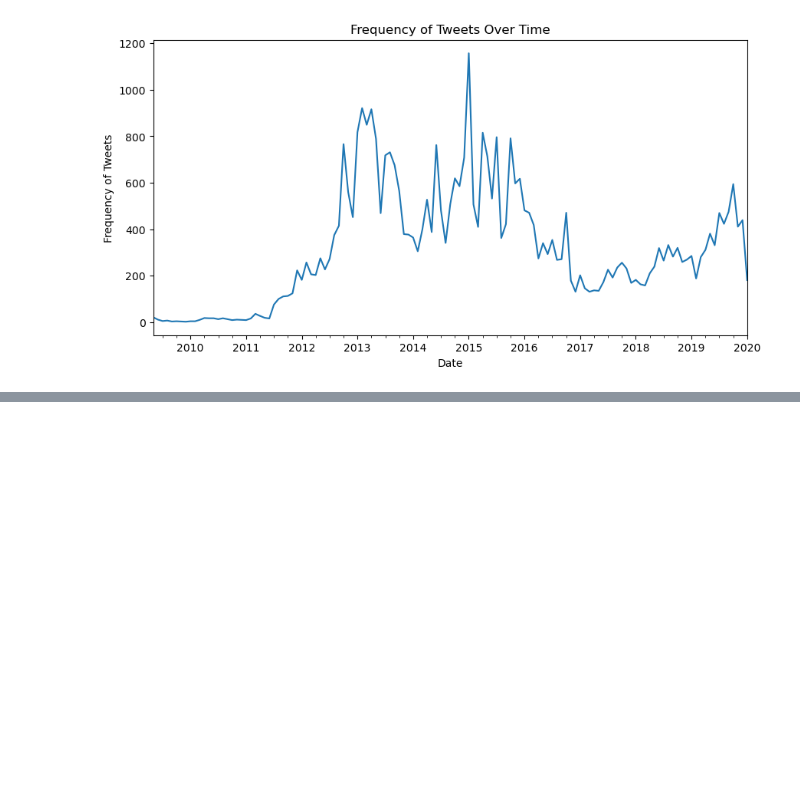
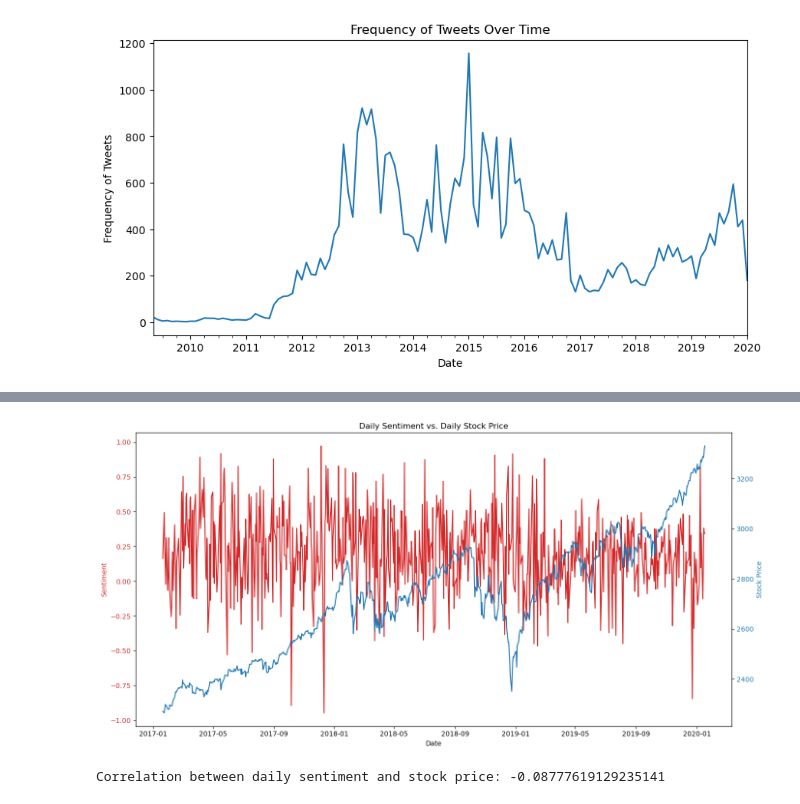
Before and after one commit to Camiladbello/ECON323, a Jupyter notebook: Project323.ipynb, the cells around one changed output, grey strips where cells are left out. Cells and saved outputs as stored; diff of their text form; code cells hidden in the pictures; blank space fills up the shorter version.

```diff
--- a/Project323.ipynb
+++ b/Project323.ipynb
@@ -145,0 +323,56 @@ plt.show()
+# %%
+# Define the tickers
+trump_ticker = '^GSPC'  # S&P 500 index as a proxy for Donald Trump
+
+trump_data = yf.Ticker(trump_ticker)
+
+# Get the historical closing prices
+trump_df = trump_data.history(period='1d', start='2017-01-20', end='2021-01-20')
+
+# Reset the index to turn the date index into a column
+trump_df.reset_index(inplace=True)
+
+trump_df['Date'] = trump_df['Date'].dt.tz_localize(None)
+
+# Filter the DataFrame for the date range
+mask_trump = (trump['date'] >= '2017-01-20') & (trump['date'] <= '2021-01-20')
+filtered_trump = trump.loc[mask_trump]
+new_trump = filtered_trump.copy()
+
+# To get rid of the seconds behind the dates
+new_trump['date'] = new_trump['date'].dt.normalize()
+
+# Since there are several tweets for a single day we compute the daily mean for the sentiment score.
+trump_daily_average_sentiment = new_trump.groupby('date')['sentiment'].mean().reset_index()
+
+# Now you can merge without the timezone error
+trump_combined_data = pd.merge(trump_daily_average_sentiment, trump_df, left_on='date', right_on='Date', how='inner')
+
+
+# Plotting
+fig, ax1 = plt.subplots(figsize=(14, 7))
+
+color = 'tab:red'
+ax1.set_xlabel('Date')
+ax1.set_ylabel('Sentiment', color=color)
+ax1.plot(trump_combined_data['Date'], trump_combined_data['sentiment'], color=color)
+ax1.tick_params(axis='y', labelcolor=color)
+
+# Instantiate a second axes that shares the same x-axis
+ax2 = ax1.twinx()
+color = 'tab:blue'
+ax2.set_ylabel('Stock Price', color=color)
+ax2.plot(trump_combined_data['Date'], trump_combined_data['Close'], color=color)
+ax2.tick_params(axis='y', labelcolor=color)
+
+# Title and show
+plt.title('Daily Sentiment vs. Daily Stock Price')
+fig.tight_layout()  # to make sure nothing is cut off
+plt.show()
+
+# Correlation calculation
+correlation = trump_combined_data['sentiment'].corr(trump_combined_data['Close'])
+print(f"Correlation between daily sentiment and stock price: {correlation}")
+# %% [output]
+[figure, added]
+Correlation between daily sentiment and stock price: -0.08777619129235141
```
Also changed, not shown: parts of 21 cells of this notebook.
